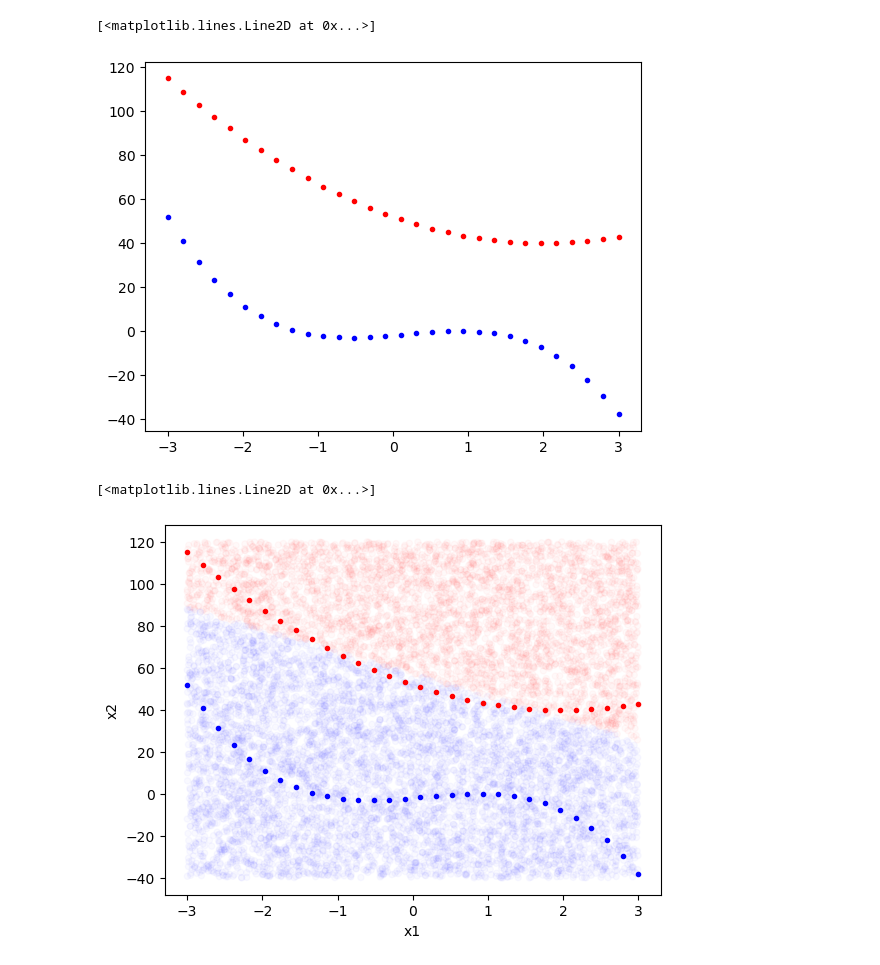
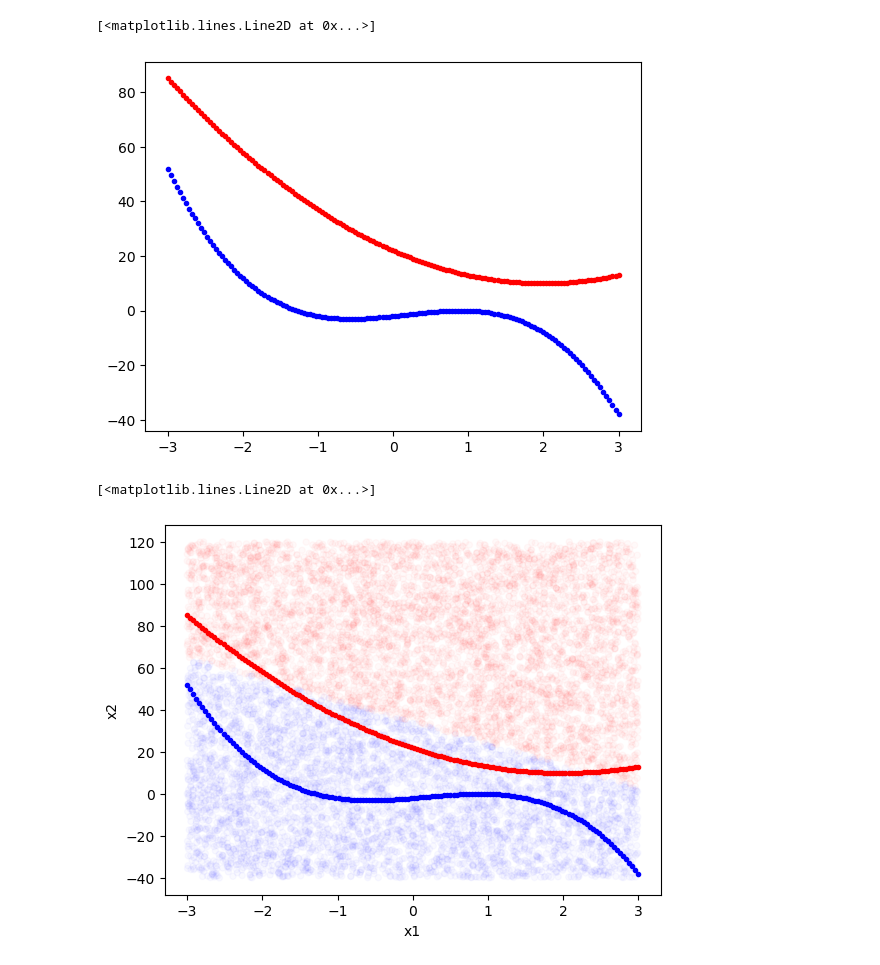
Before and after one commit to tpaquier/material_science, a Jupyter notebook: Tests_for_PU/Iterative_svm_/Test_binary_classif.ipynb, the cells around one changed output. Saved outputs shown, nothing was run; the diff lists cells and outputs as text; code cells hidden in the pictures.

```diff
--- a/Tests_for_PU/Iterative_svm_/Test_binary_classif.ipynb
+++ b/Tests_for_PU/Iterative_svm_/Test_binary_classif.ipynb
@@ -6,15 +6,15 @@ from scipy.stats import bernoulli
 from sklearn.cluster import KMeans
 from sklearn.preprocessing import StandardScaler
 # %%
-n_samples = 30
+n_samples = 150
 # %%
 random_high = np.random.uniform(low=-0.3,high=2,size=n_samples)
 random_low = np.random.uniform(low=-0.3,high=2,size=n_samples)
 x_abs = np.linspace(start=-3,stop=3,num=n_samples)
 plt.plot(x_abs,-2*(x_abs)**3+x_abs**2-2+3*x_abs, 'bo', marker='.', color='b')
-plt.plot(x_abs,3*(x_abs-2)**2+40, 'bo', marker='.', color='r')
+plt.plot(x_abs,3*(x_abs-2)**2+10, 'bo', marker='.', color='r')
 # %% [output]
 [<matplotlib.lines.Line2D at 0x...>]
-[figure, old version]
+[figure, new version]
 # %%
 group_high = np.vstack((x_abs,-2*(x_abs)**3+x_abs**2-2+3*x_abs))
@@ -70,10 +70,10 @@ colors = {-1:'blue', 1:'red'}
 color_list = [colors[group] for group in test_input['label']]
 test_input.plot.scatter('x1','x2', c=color_list,alpha=0.025)
 plt.plot(x_abs,-2*(x_abs)**3+x_abs**2-2+3*x_abs, 'bo', marker='.', color='b')
-plt.plot(x_abs,3*(x_abs-2)**2+40, 'bo', marker='.', color='r')
+plt.plot(x_abs,3*(x_abs-2)**2+10, 'bo', marker='.', color='r')
 # %% [output]
 [<matplotlib.lines.Line2D at 0x...>]
-[figure, old version]
+[figure, new version]
 # %%
 colors = {-1:'blue', 1:'red'}
 color_list = [colors[group] for group in whole_data['label']]
```
Also changed, not shown: parts of 3 cells of this notebook.
